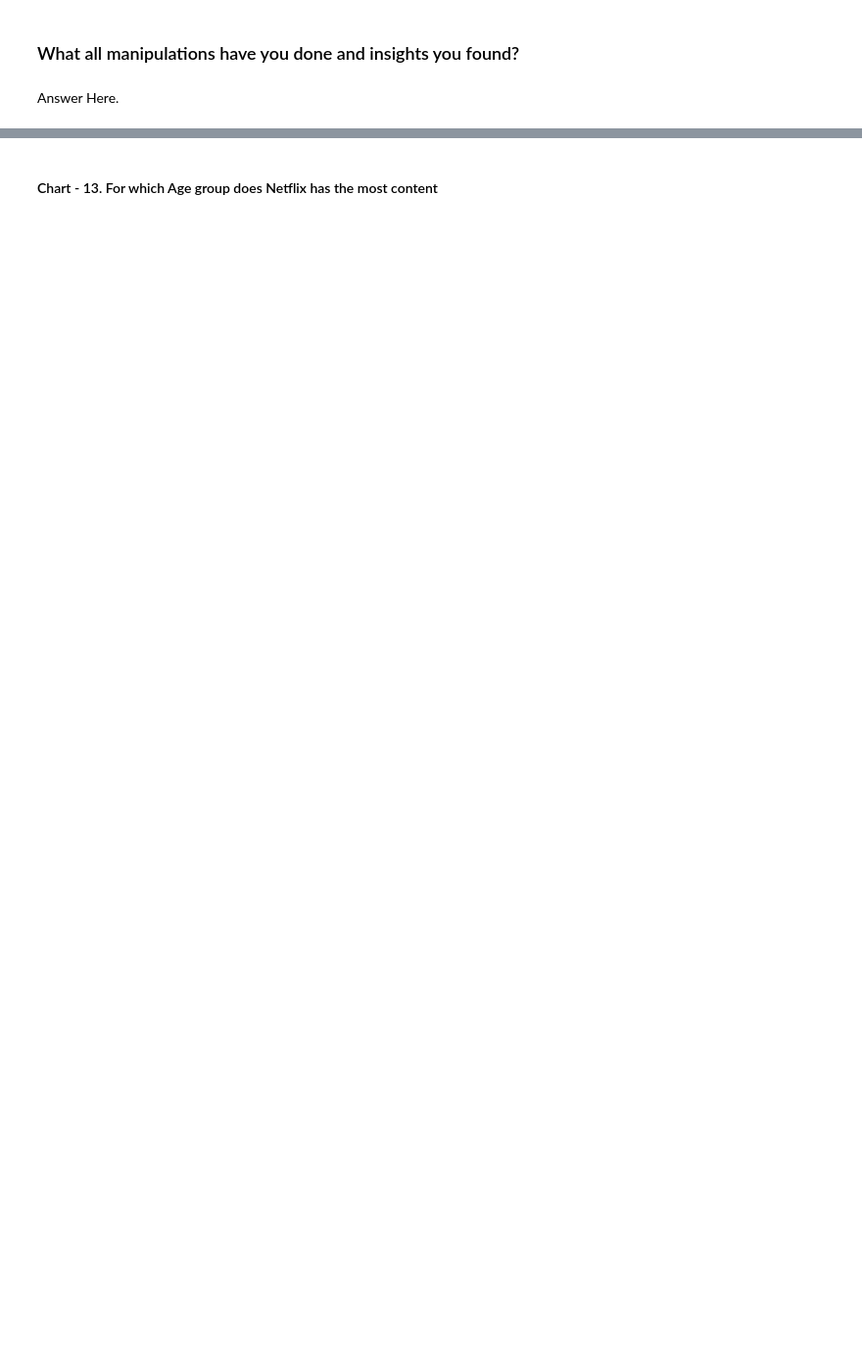
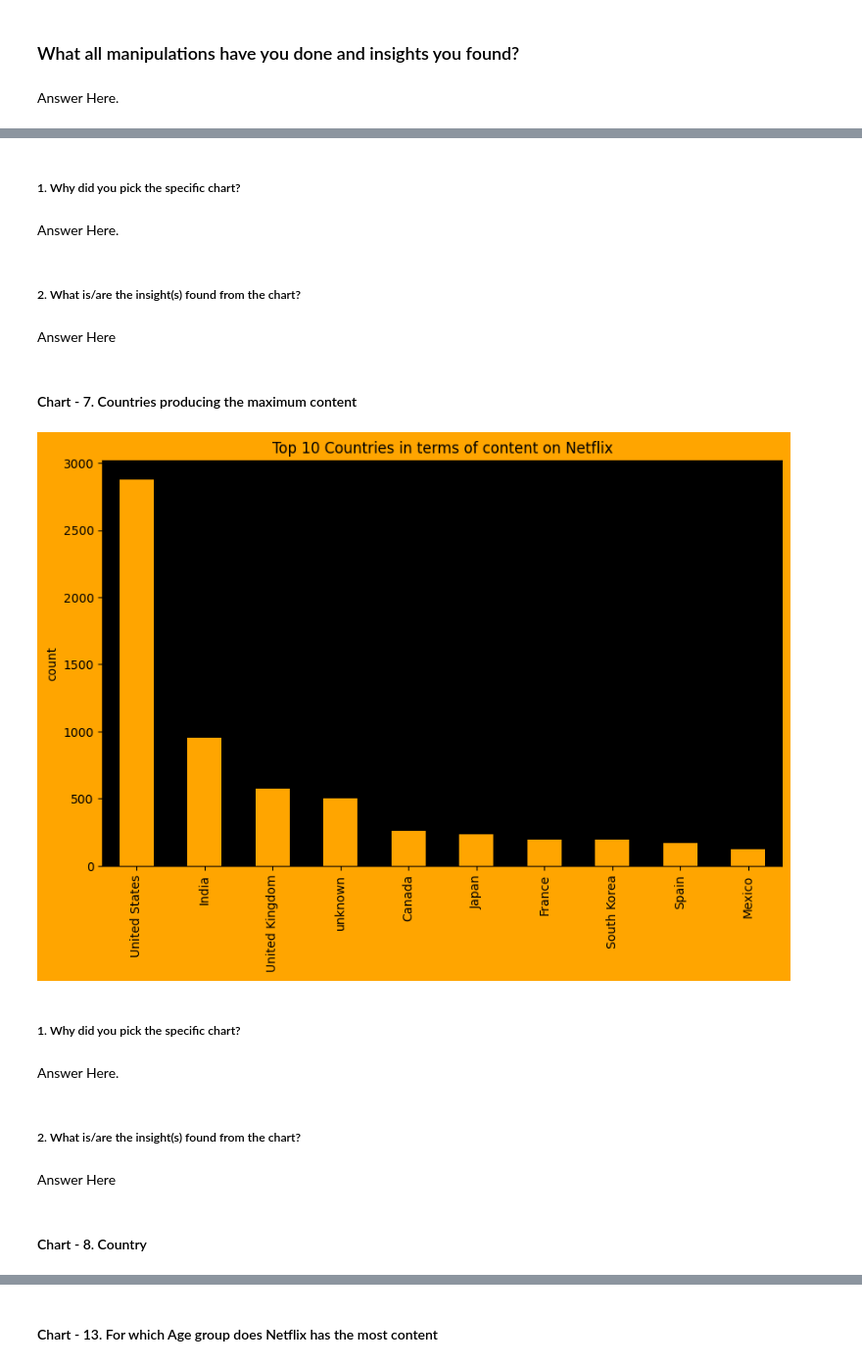
Before and after one commit to LuvMutreja/NETFLIX-MOVIES-AND-TV-SHOWS-CLUSTERING, a Jupyter notebook: Unsupervised_ML_Project_NETFLIX_MOVIES_AND_TV_SHOWS_CLUSTERING_.ipynb, the cells around one changed output, grey strips where cells are left out. Shown at 98% size. Cells and saved outputs as stored; diff of their text form; code cells hidden in the pictures; blank space fills up the shorter version.

```diff
--- a/Unsupervised_ML_Project_NETFLIX_MOVIES_AND_TV_SHOWS_CLUSTERING_.ipynb
+++ b/Unsupervised_ML_Project_NETFLIX_MOVIES_AND_TV_SHOWS_CLUSTERING_.ipynb
@@ -707,0 +578,30 @@ Answer Here.
+# %% [markdown]
+##### 1. Why did you pick the specific chart?
+# %% [markdown]
+Answer Here.
+# %% [markdown]
+##### 2. What is/are the insight(s) found from the chart?
+# %% [markdown]
+Answer Here
+# %% [markdown]
+#### Chart - 7. Countries producing the maximum content
+# %%
+# Chart - 7 visualization code
+plt.figure(facecolor='#FFA500')
+plt.axes().set_facecolor("black")
+dataset['country'].value_counts()[:10].plot(kind='bar',color='#FFA500')
+plt.title('Top 10 Countries in terms of content on Netflix')
+plt.ylabel('count')
+plt.show()
+# %% [output]
+[figure, added]
+# %% [markdown]
+##### 1. Why did you pick the specific chart?
+# %% [markdown]
+Answer Here.
+# %% [markdown]
+##### 2. What is/are the insight(s) found from the chart?
+# %% [markdown]
+Answer Here
+# %% [markdown]
+#### Chart - 8. Country
```
Also changed, not shown: parts of 271 cells of this notebook.
